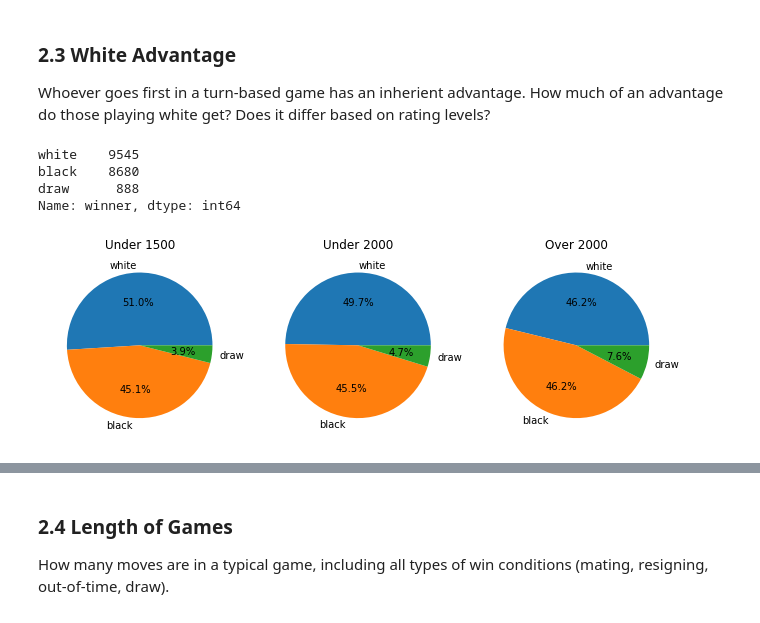
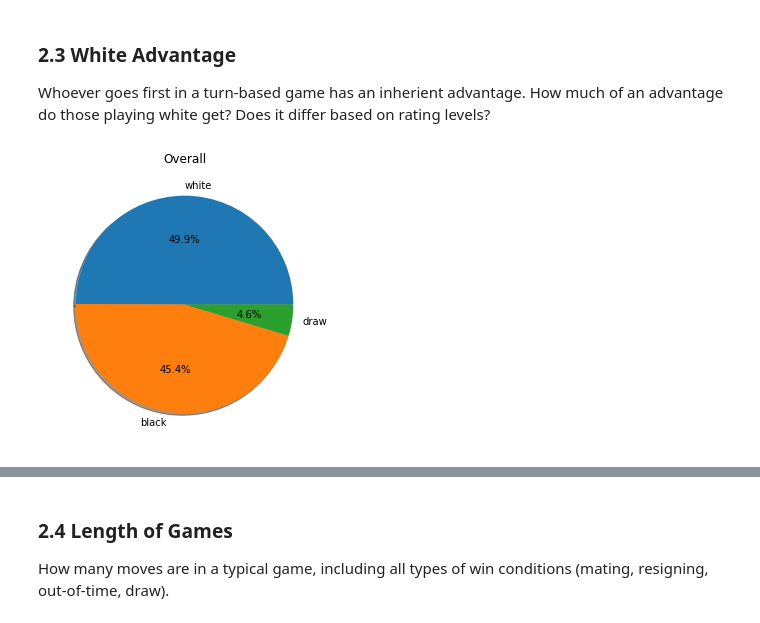
Before and after one commit to Kuebic/Thinkful, a Jupyter notebook: 4.10_Capston_1/LiChess/LiChess_Capstone.ipynb, the cells around one changed output, grey strips where cells are left out. Drawn from its saved outputs; the diff is of its cells as text; code cells hidden in the pictures.

```diff
--- a/4.10_Capston_1/LiChess/LiChess_Capstone.ipynb
+++ b/4.10_Capston_1/LiChess/LiChess_Capstone.ipynb
@@ -232,19 +201,7 @@ for i, bracket in enumerate(brackets):
 ### <a id="2.3">2.3 White Advantage</a>
 
 Whoever goes first in a turn-based game has an inherient advantage.  How much of an advantage do those playing white get?  Does it differ based on rating levels?
-# %%
-games['winner'].value_counts()
-# %% [output]
-white    9545
-black    8680
-draw      888
-Name: winner, dtype: int64
-# %%
-plt.figure(figsize=(15,11))
-for i, bracket in enumerate(brackets):
-    winner = bracket.winner.value_counts()
-    plt.subplot(1, 4, i+1)
-    plt.title(bracket_titles[i])
-    plt.pie(winner, labels = winner.index, autopct='%.1f%%')
-# %% [output]
-[figure, removed]
+# %%
+OverallPie('winner')
+# %% [output]
+[figure, added]
```
Also changed, not shown: parts of 95 cells of this notebook.
